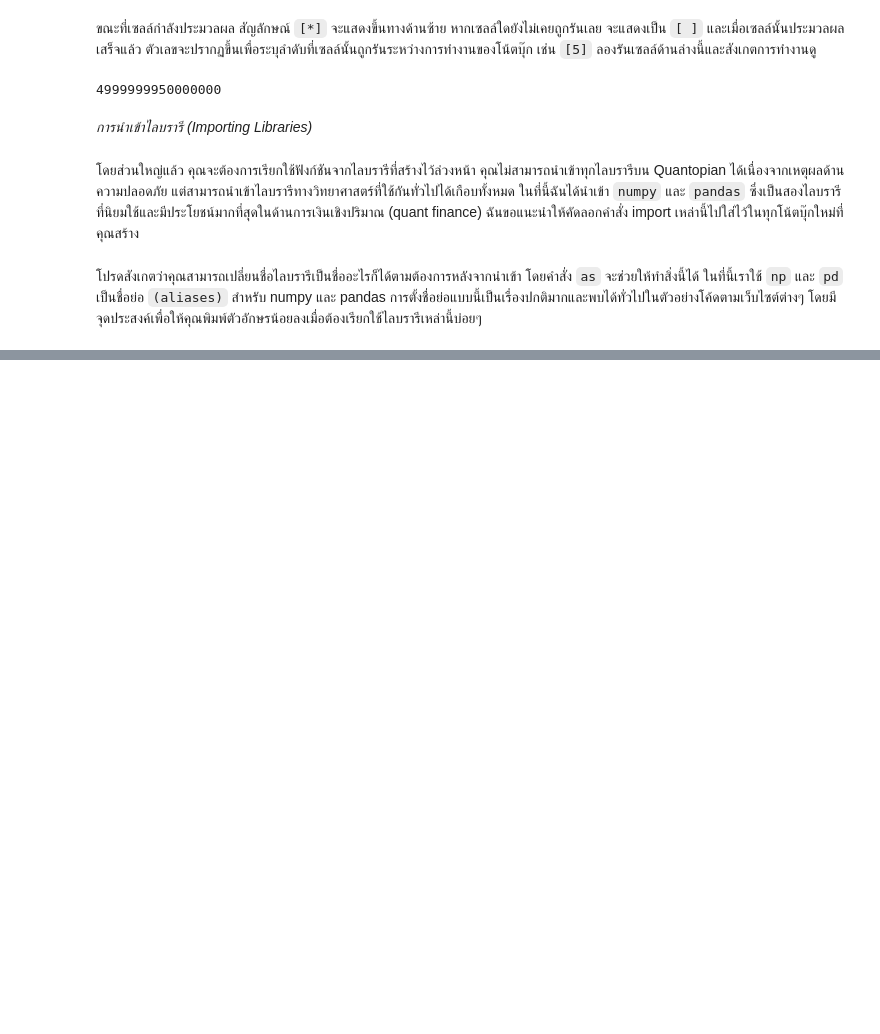
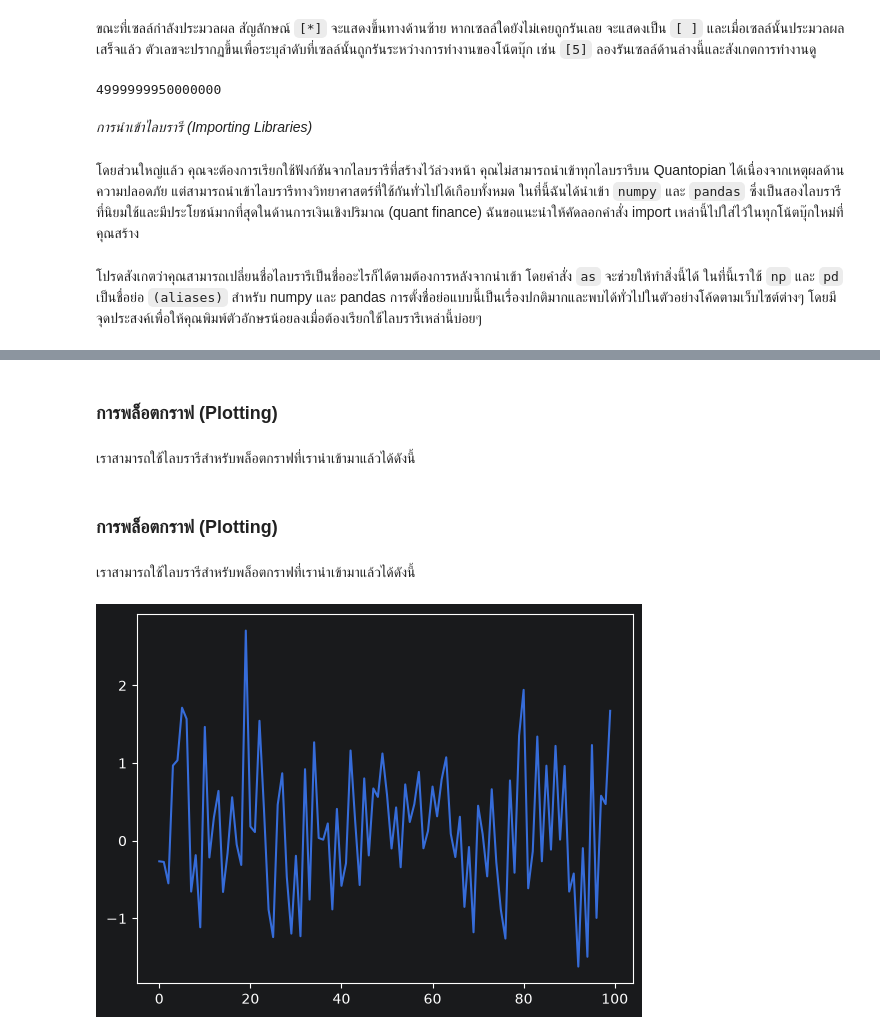
Before and after one commit to GOE84/Quantitative-, a Jupyter notebook: SS1/Introduction to the Research Environment.ipynb, the cells around one changed output, grey strips where cells are left out. Cells and saved outputs as stored; diff of their text form; code cells hidden in the pictures; blank space fills up the shorter version.

```diff
--- a/SS1/Introduction to the Research Environment.ipynb
+++ b/SS1/Introduction to the Research Environment.ipynb
@@ -50,0 +68,16 @@ c
+# %%
+# สุ่มตัวอย่าง 100 จุด โดยมีค่าเฉลี่ย (mean) เท่ากับ 0 และส่วนเบี่ยงเบนมาตรฐาน (std) เท่ากับ 1 ซึ่งเป็นการแจกแจงปกติมาตรฐาน (standard normal distribution)
+x = np.random.normal(0,1,100)
+# %% [markdown]
+### การพล็อตกราฟ (Plotting)
+# %% [markdown]
+เราสามารถใช้ไลบรารีสำหรับพล็อตกราฟที่เรานำเข้ามาแล้วได้ดังนี้
+# %% [markdown]
+### การพล็อตกราฟ (Plotting)
+# %% [markdown]
+เราสามารถใช้ไลบรารีสำหรับพล็อตกราฟที่เรานำเข้ามาแล้วได้ดังนี้
+# %%
+plt.plot(x)
+plt.show()
+# %% [output]
+[figure, added]
```
Also changed, not shown: parts of 9 cells of this notebook.
